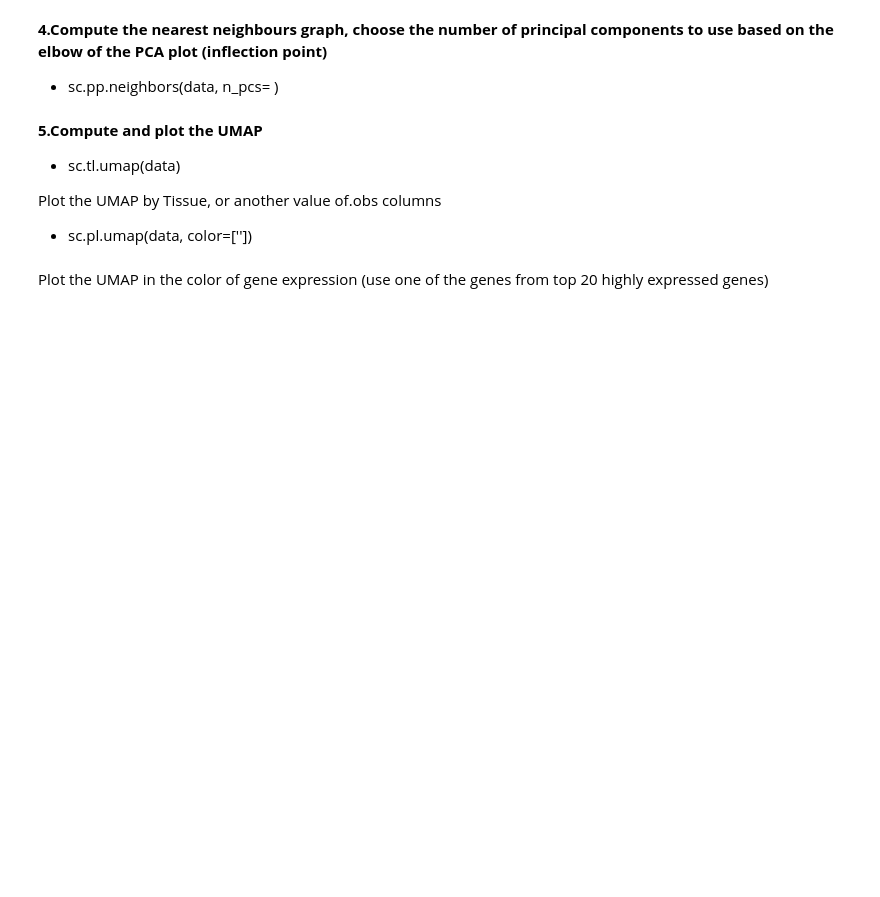
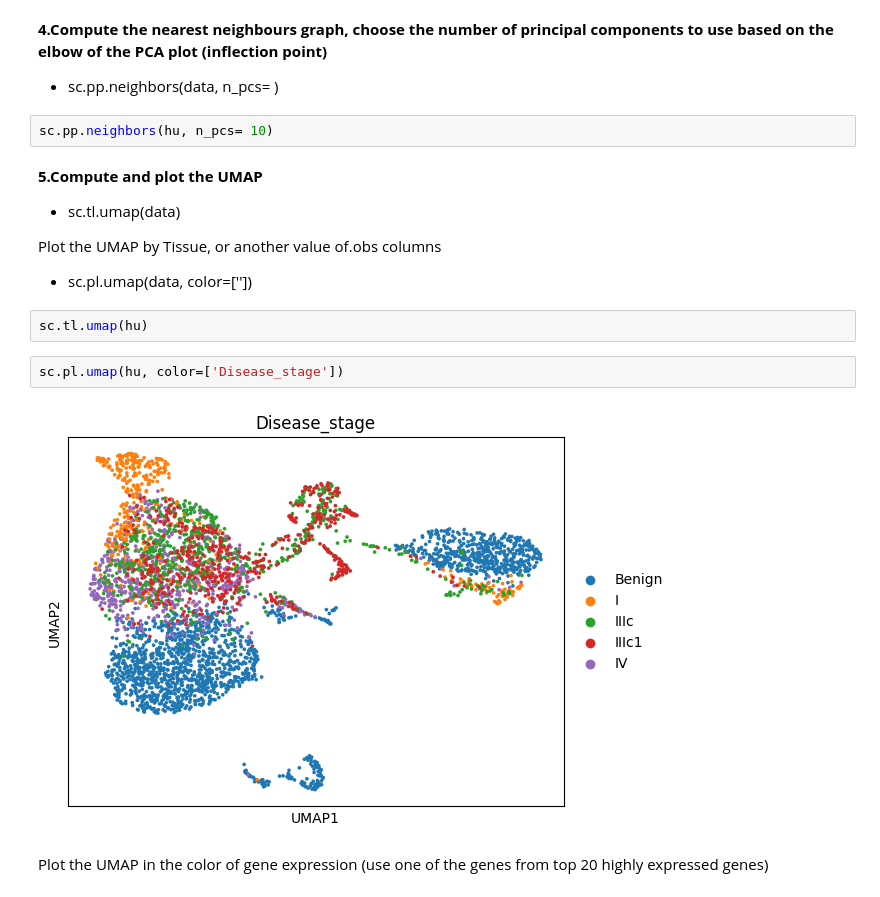
Before and after one commit to terencegarner/scRNAseqtutorial, a Jupyter notebook: Day_1.ipynb, the cells around one changed output. Cells and saved outputs as stored; diff of their text form; blank space fills up the shorter version.

```diff
--- a/Day_1.ipynb
+++ b/Day_1.ipynb
@@ -154,12 +185,20 @@ To plot the data in a UMAP,
 # %% [markdown]
 **4.Compute the nearest neighbours graph, choose the number of principal components to use based on the elbow of the PCA plot (inflection point)**
  * sc.pp.neighbors(data, n_pcs= )
+# %%
+sc.pp.neighbors(hu, n_pcs= 10)
 # %% [markdown]
 **5.Compute and plot the UMAP**
 * sc.tl.umap(data)
 
 Plot the UMAP by Tissue, or another value of.obs columns
 * sc.pl.umap(data, color=[''])
+# %%
+sc.tl.umap(hu)
+# %%
+sc.pl.umap(hu, color=['Disease_stage'])
+# %% [output]
+[figure, added]
 # %% [markdown]
 
 Plot the UMAP in the color of gene expression (use one of the genes from top 20 highly expressed genes)
```
Also changed, not shown: parts of 15 cells of this notebook.
